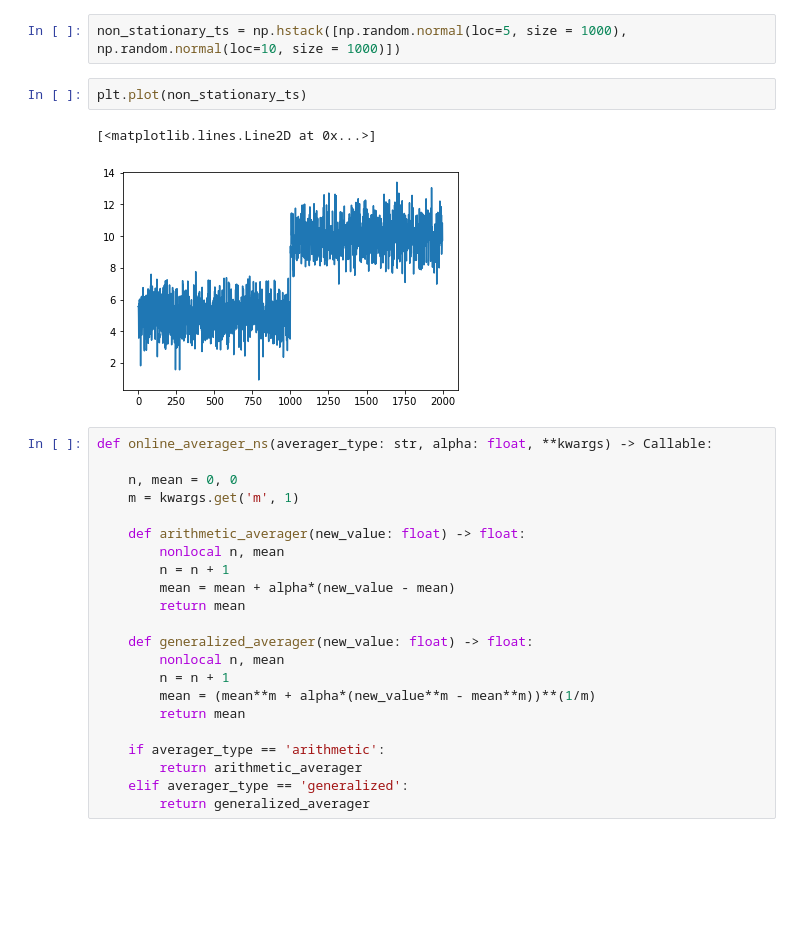
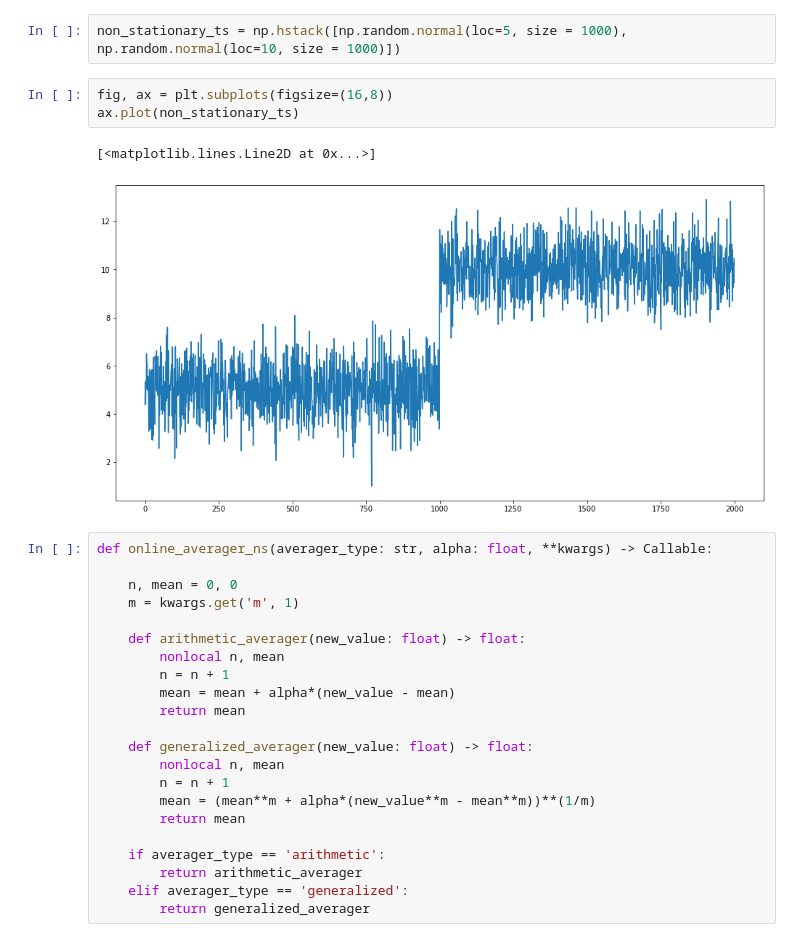
Before and after one commit to rsoaresp/docs, a Jupyter notebook: mean_variance_online_calculations.ipynb, the cells around one changed output. Cells and saved outputs as stored; diff of their text form; blank space fills up the shorter version.

```diff
--- a/mean_variance_online_calculations.ipynb
+++ b/mean_variance_online_calculations.ipynb
@@ -113,11 +113,12 @@ import matplotlib.pylab as plt
 Let's generate a time series of positive numbers from two normal distributions with different means and stacking both
 # %%
 non_stationary_ts = np.hstack([np.random.normal(loc=5, size = 1000), np.random.normal(loc=10, size = 1000)])
-# %%
-plt.plot(non_stationary_ts)
-# %% [output]
-[<matplotlib.lines.Line2D at 0x...>]
-[figure, removed]
+# %%
+fig, ax = plt.subplots(figsize=(16,8))
+ax.plot(non_stationary_ts)
+# %% [output]
+[<matplotlib.lines.Line2D at 0x...>]
+[figure, added]
 # %%
 def online_averager_ns(averager_type: str, alpha: float, **kwargs) -> Callable:
 
```
Also changed, not shown: parts of 2 cells of this notebook.
